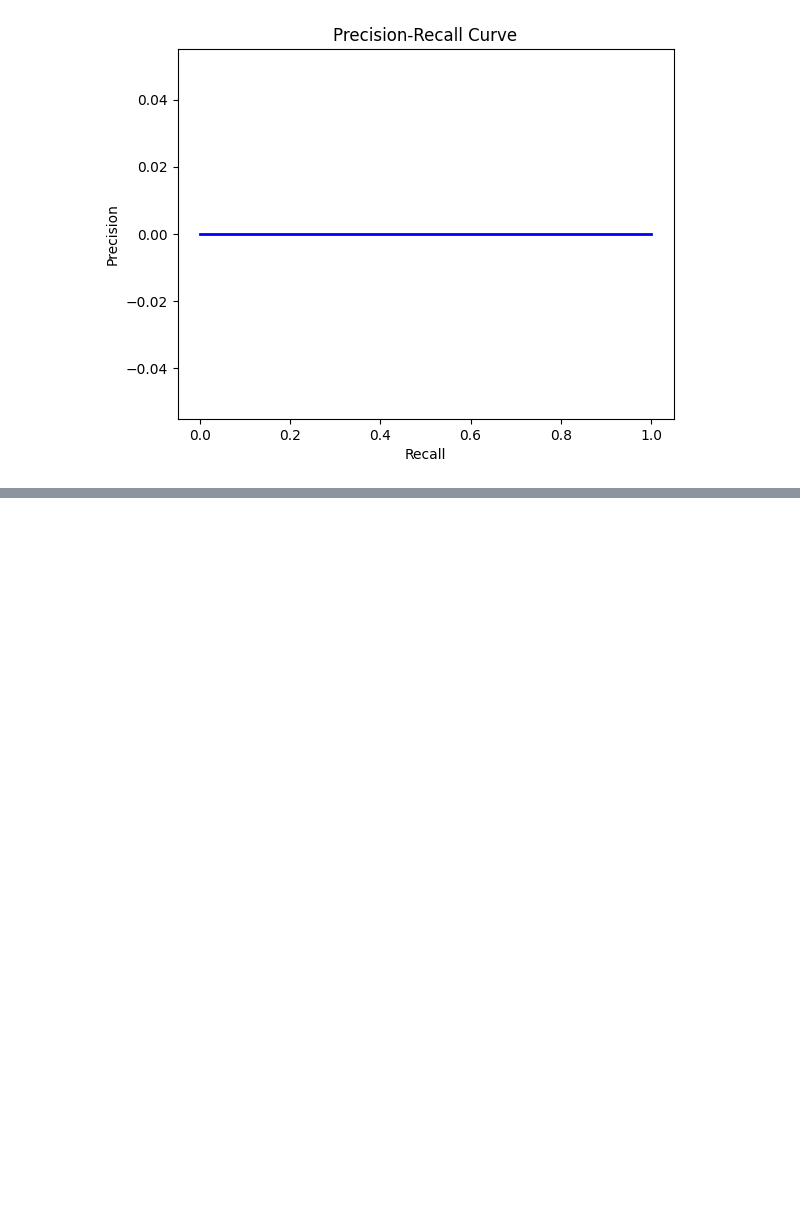
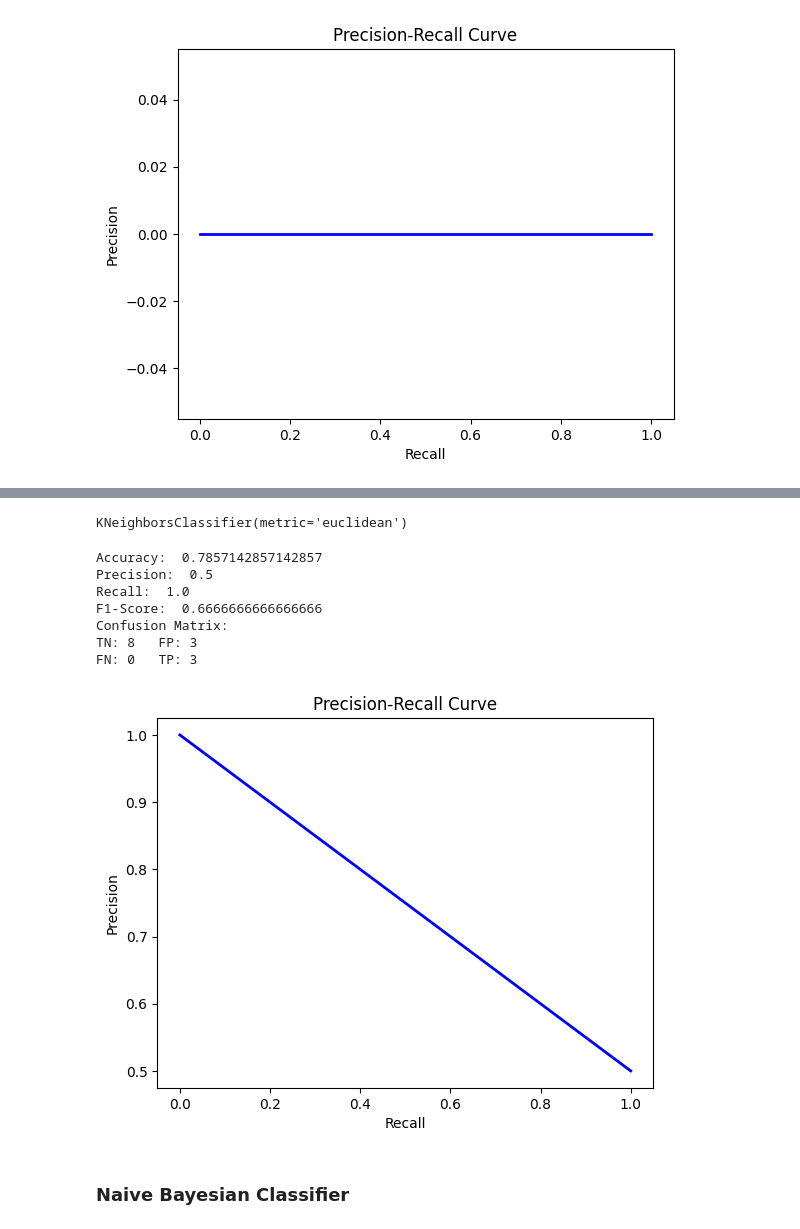
Before and after one commit to shawonsaha15/MachineLearningProjects, a Jupyter notebook: 445_Assignment_5/Ass_5_Brain_Cancer_Dataset.ipynb, the cells around one changed output, grey strips where cells are left out. Saved outputs shown, nothing was run; the diff lists cells and outputs as text; code cells hidden in the pictures; blank space fills up the shorter version.

```diff
--- a/445_Assignment_5/Ass_5_Brain_Cancer_Dataset.ipynb
+++ b/445_Assignment_5/Ass_5_Brain_Cancer_Dataset.ipynb
@@ -284,0 +413,58 @@ FN: 3   TP: 0
+# %%
+#Validating
+from sklearn.model_selection import GridSearchCV
+
+# Define the hyperparameter grid for grid search
+param_grid = {
+    'n_neighbors': [3, 5, 7, 9],
+    'weights': ['uniform', 'distance'],
+    'metric': ['euclidean', 'manhattan']
+}
+
+# Initialize GridSearchCV with cross-validation (e.g., 5-fold)
+grid_search = GridSearchCV(knn_classifier, param_grid, cv=5, scoring='accuracy')
+
+# Fit GridSearchCV on the combined training and validation sets
+X_train_new = X.iloc[:74]
+y_train_new = y.iloc[:74]
+grid_search.fit(X_train_new, y_train_new)
+
+# Get the best model on the test set
+best_knn_model = grid_search.best_estimator_
+
+print(best_knn_model)
+# %% [output]
+KNeighborsClassifier(metric='euclidean')
+# %%
+#Testing best model using test set
+y_pred = knn.predict(X_test)
+
+acc = calc_accuracy(y_test, y_pred)
+print("Accuracy: ", acc)
+prec = precision(y_test, y_pred)
+print("Precision: ", prec)
+rec = recall(y_test, y_pred)
+print("Recall: ", rec)
+f1_score = f1(prec, rec)
+print("F1-Score: ", f1_score)
+TN, TP, FN, FP = confusion_matrix(y_test, y_pred)
+print("Confusion Matrix:")
+print(f"TN: {TN}   FP: {FP}")
+print(f"FN: {FN}   TP: {TP}")
+
+plt.plot((rec, prec), color='b', lw=2)
+plt.xlabel('Recall')
+plt.ylabel('Precision')
+plt.title('Precision-Recall Curve')
+plt.show()
+# %% [output]
+Accuracy:  0.7857142857142857
+Precision:  0.5
+Recall:  1.0
+F1-Score:  0.6666666666666666
+Confusion Matrix:
+TN: 8   FP: 3
+FN: 0   TP: 3
+[figure, added]
+# %% [markdown]
+### **Naive Bayesian Classifier**
```
Also changed, not shown: parts of 17 cells of this notebook.
